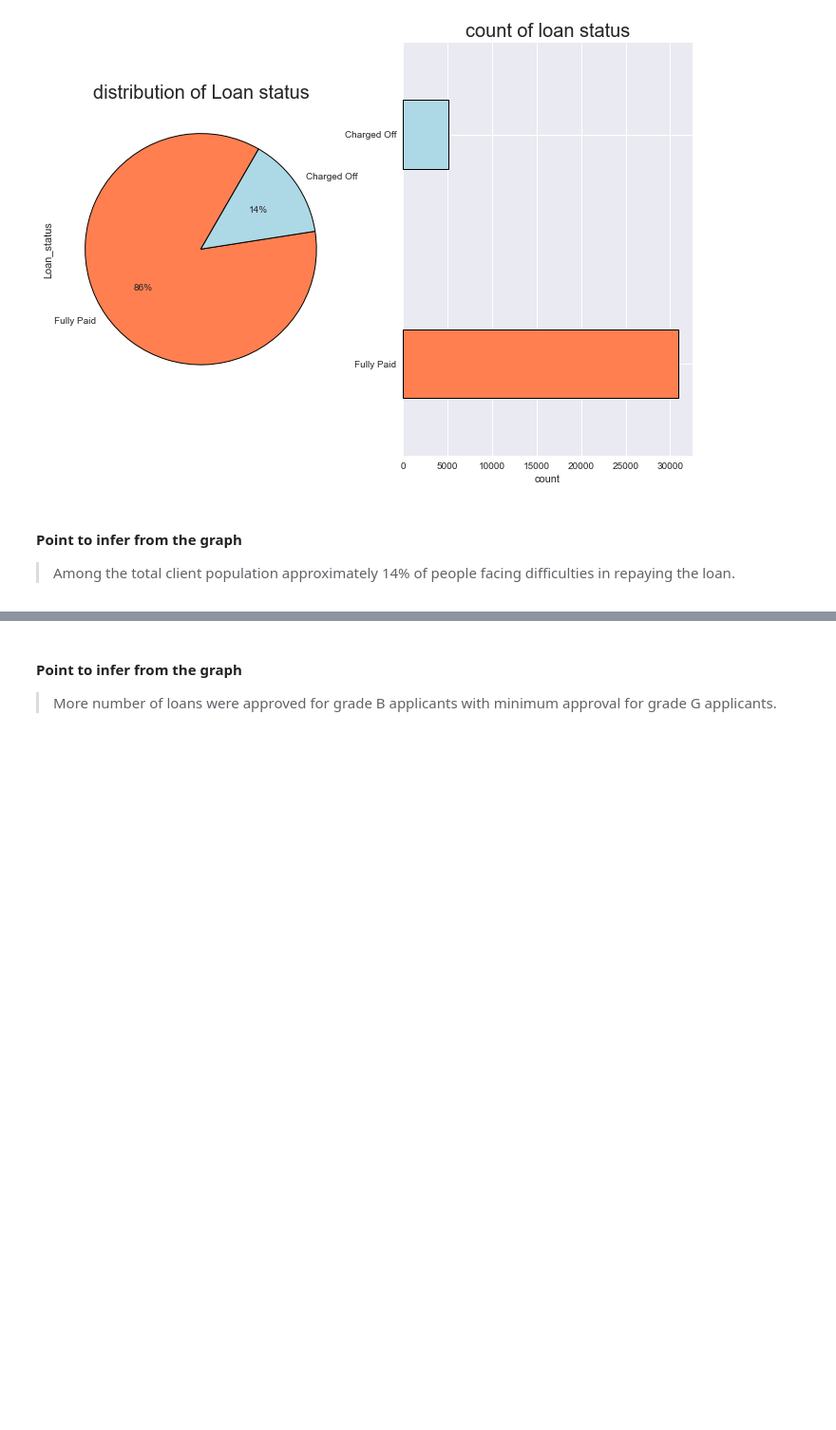
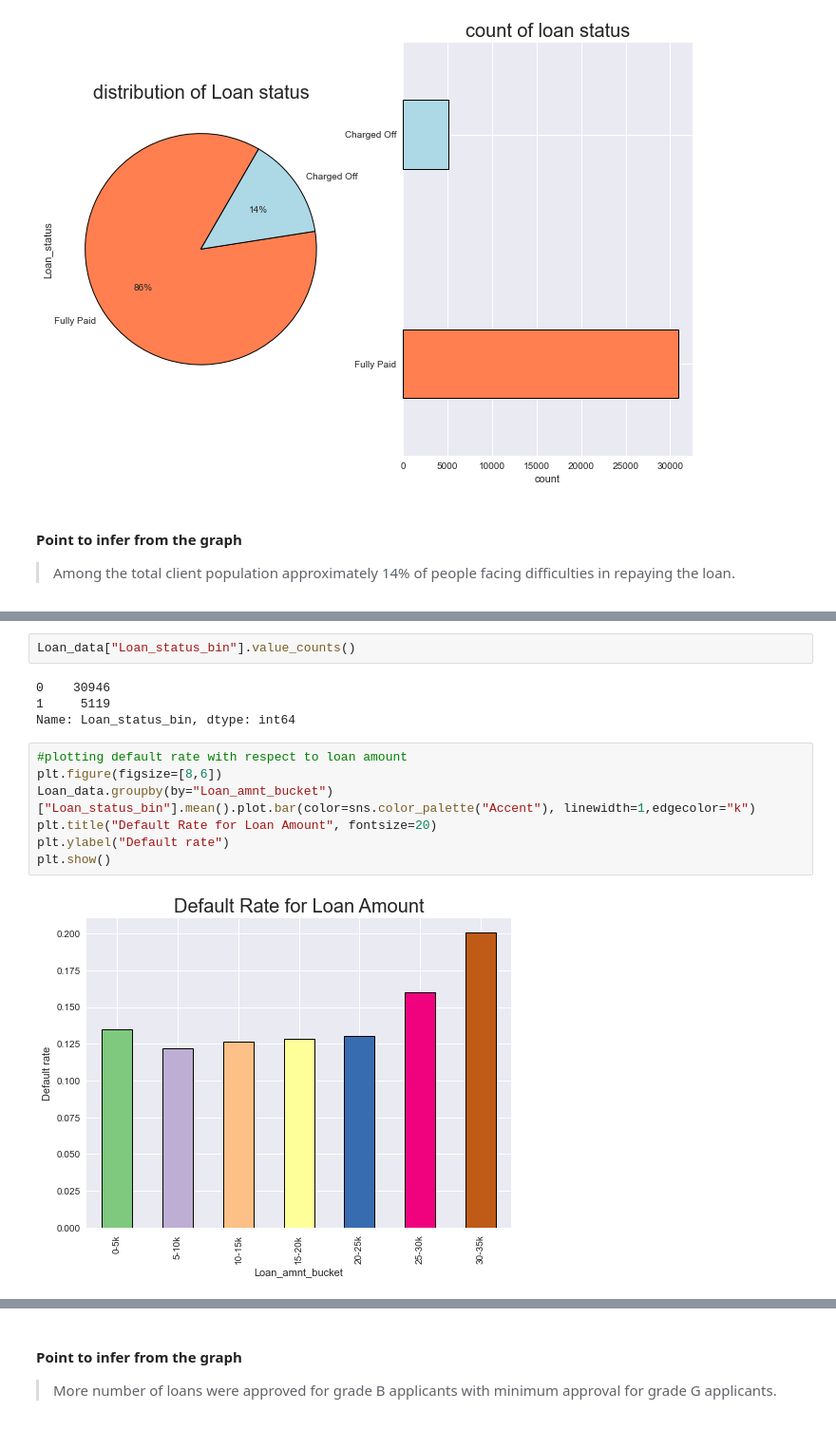
Before and after one commit to Veneeshkrishnan/Lending_Club_Case_Study, a Jupyter notebook: Lending_club.ipynb, the cells around one changed output, grey strips where cells are left out. Shown at 95% size. Cells and saved outputs as stored; diff of their text form; blank space fills up the shorter version.

```diff
--- a/Lending_club.ipynb
+++ b/Lending_club.ipynb
@@ -777,0 +794,15 @@ plt.show()
+# %%
+Loan_data["Loan_status_bin"].value_counts()
+# %% [output]
+0    30946
+1     5119
+Name: Loan_status_bin, dtype: int64
+# %%
+#plotting default rate with respect to loan amount
+plt.figure(figsize=[8,6])
+Loan_data.groupby(by="Loan_amnt_bucket")["Loan_status_bin"].mean().plot.bar(color=sns.color_palette("Accent"), linewidth=1,edgecolor="k")
+plt.title("Default Rate for Loan Amount", fontsize=20)
+plt.ylabel("Default rate")
+plt.show()
+# %% [output]
+[figure, added]
```
Also changed, not shown: parts of 60 cells of this notebook.
